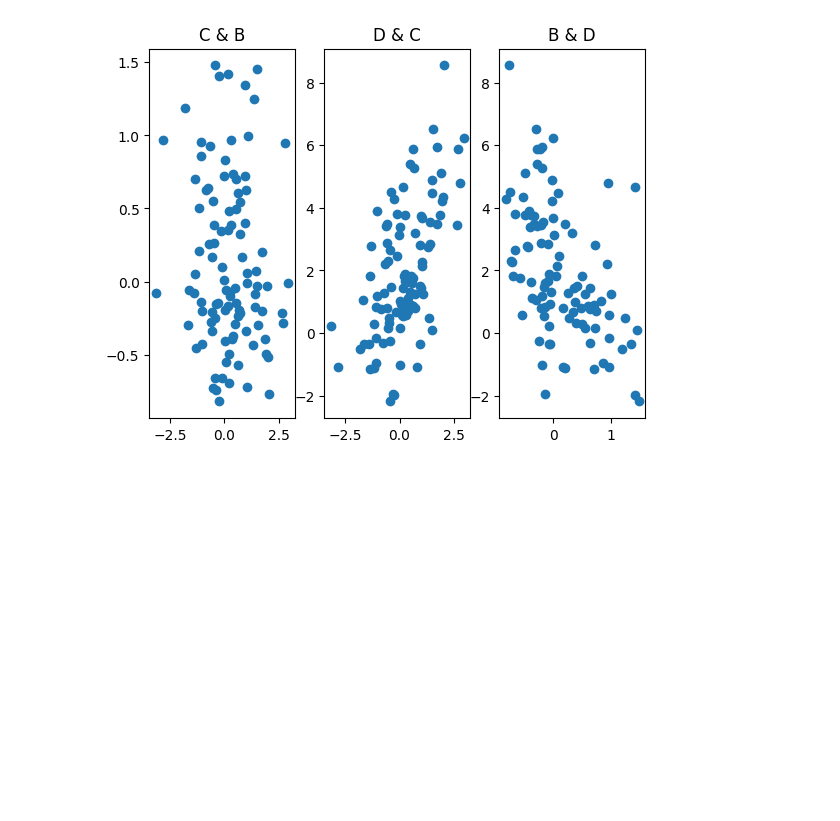
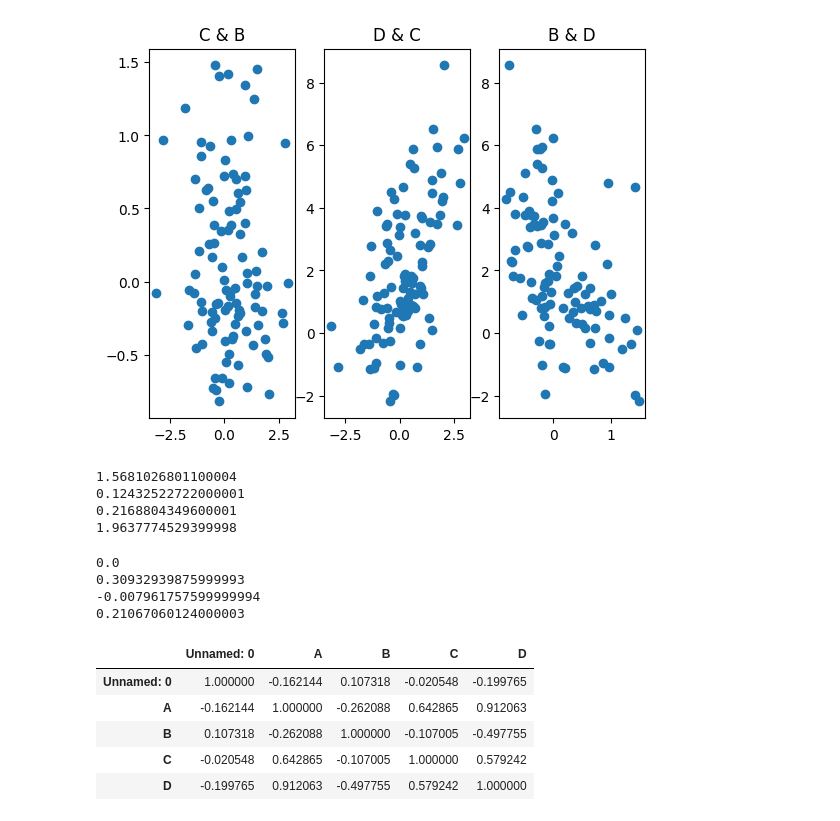
Before and after one commit to kridk999/C9PROJECT3, a Jupyter notebook: proj3_plots.ipynb, the cells around one changed output. Saved outputs shown, nothing was run; the diff lists cells and outputs as text; code cells hidden in the pictures; blank space fills up the shorter version.

```diff
--- a/proj3_plots.ipynb
+++ b/proj3_plots.ipynb
@@ -23,0 +5,7 @@ df
+# %%
+no_inv = "data/data_761.csv"
+inv = "data/data_859.csv"
+
+df_inv = pd.read_csv(inv)
+df_no_inv = pd.read_csv(no_inv)
+df_no_inv
@@ -47,3 +49,34 @@ plt.title("B & D")
 # %% [output]
 Text(0.5, 1.0, 'B & D')
 [figure]
+# %%
+A_mean = np.mean(df_no_inv["A"])
+B_mean = np.mean(df_no_inv["B"])
+C_mean = np.mean(df_no_inv["C"])
+D_mean = np.mean(df_no_inv["D"])
+# %% [output]
+1.5681026801100004
+0.12432522722000001
+0.2168804349600001
+1.9637774529399998
+# %%
+A2_mean = np.mean(df_inv["A"])
+B2_means = np.mean(df_inv["B"])
+np.mean(df_inv["C"])
+np.mean(df_inv["D"])
+# %% [output]
+0.0
+0.30932939875999993
+-0.007961757599999994
+0.21067060124000003
+# %%
+rs = np.random.RandomState(0)
+corr = df_no_inv.corr()
+corr.style.background_gradient(cmap='magma')
+# %% [output]
+|  | Unnamed: 0 | A | B | C | D |
+| Unnamed: 0 | 1.000000 | -0.162144 | 0.107318 | -0.020548 | -0.199765 |
+| A | -0.162144 | 1.000000 | -0.262088 | 0.642865 | 0.912063 |
+| B | 0.107318 | -0.262088 | 1.000000 | -0.107005 | -0.497755 |
+| C | -0.020548 | 0.642865 | -0.107005 | 1.000000 | 0.579242 |
+| D | -0.199765 | 0.912063 | -0.497755 | 0.579242 | 1.000000 |
```
Also changed, not shown: parts of 2 cells of this notebook, 1 other file.
